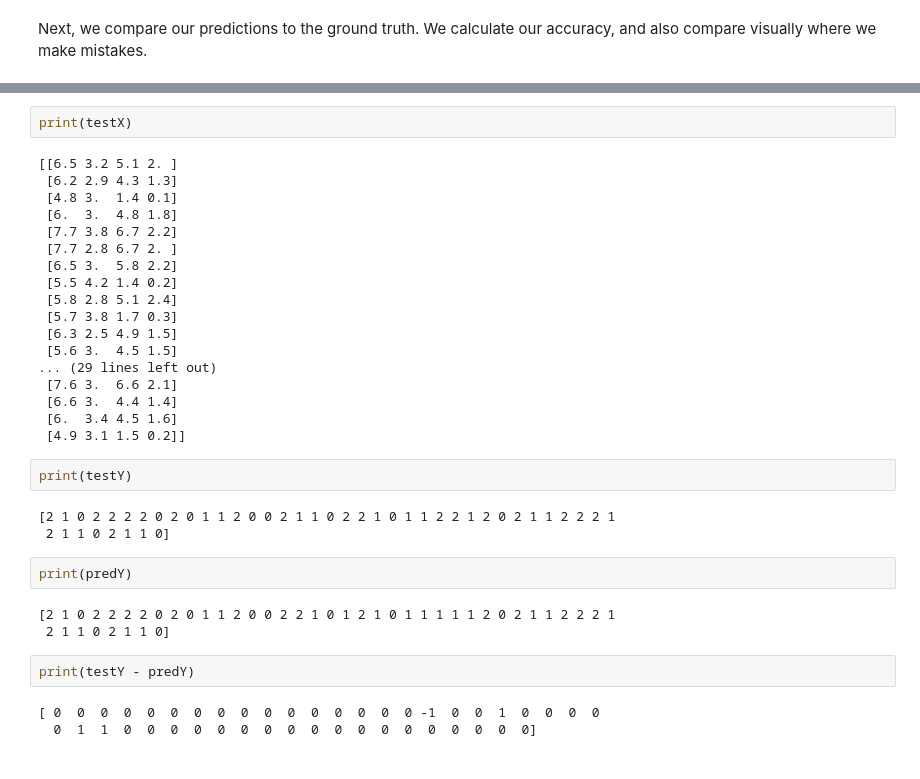
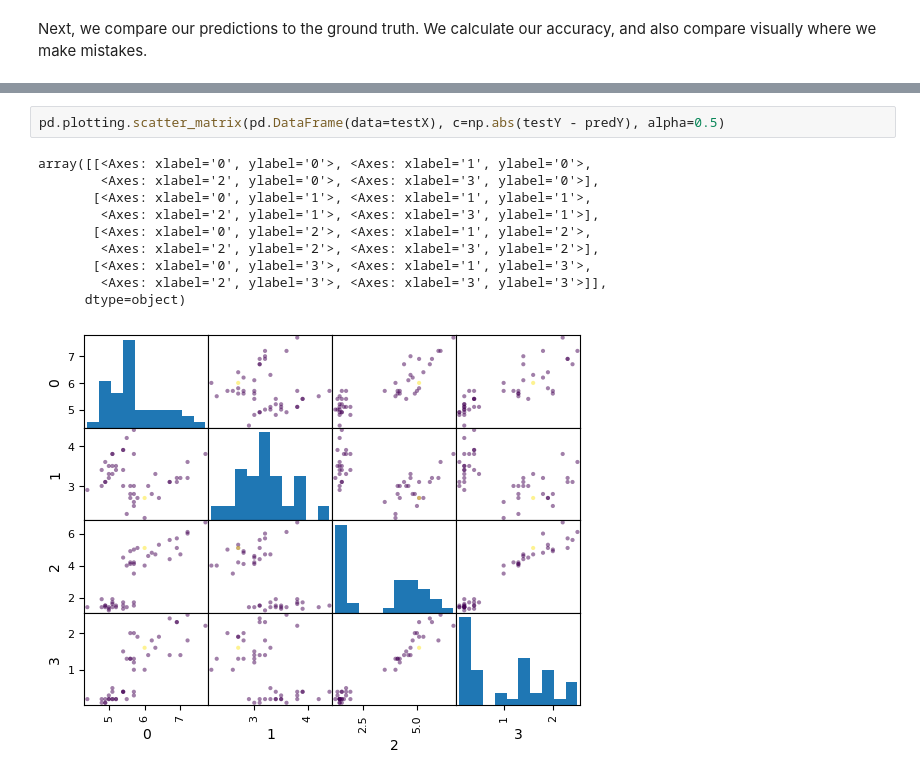
Before and after one commit to dylancashman/COSI-104A-S26-Lecture-Notes, a Jupyter notebook: Jan16-kNN-from-scratch.ipynb, the cells around one changed output, grey strips where cells are left out. Cells and saved outputs as stored; diff of their text form.

```diff
--- a/Jan16-kNN-from-scratch.ipynb
+++ b/Jan16-kNN-from-scratch.ipynb
@@ -134,35 +135,13 @@ array([[<Axes: xlabel='0', ylabel='0'>, <Axes: xlabel='1', ylabel='0'>,
-# %%
-print(testX)
-# %% [output]
-[[6.5 3.2 5.1 2. ]
- [6.2 2.9 4.3 1.3]
- [4.8 3.  1.4 0.1]
- [6.  3.  4.8 1.8]
- [7.7 3.8 6.7 2.2]
- [7.7 2.8 6.7 2. ]
- [6.5 3.  5.8 2.2]
- [5.5 4.2 1.4 0.2]
- [5.8 2.8 5.1 2.4]
- [5.7 3.8 1.7 0.3]
- [6.3 2.5 4.9 1.5]
- [5.6 3.  4.5 1.5]
-... (29 lines left out)
- [7.6 3.  6.6 2.1]
- [6.6 3.  4.4 1.4]
- [6.  3.4 4.5 1.6]
- [4.9 3.1 1.5 0.2]]
-# %%
-print(testY)
-# %% [output]
-[2 1 0 2 2 2 2 0 2 0 1 1 2 0 0 2 1 1 0 2 2 1 0 1 1 2 2 1 2 0 2 1 1 2 2 2 1
- 2 1 1 0 2 1 1 0]
-# %%
-print(predY)
-# %% [output]
-[2 1 0 2 2 2 2 0 2 0 1 1 2 0 0 2 2 1 0 1 2 1 0 1 1 1 1 1 2 0 2 1 1 2 2 2 1
- 2 1 1 0 2 1 1 0]
-# %%
-print(testY - predY)
-# %% [output]
-[ 0  0  0  0  0  0  0  0  0  0  0  0  0  0  0  0 -1  0  0  1  0  0  0  0
-  0  1  1  0  0  0  0  0  0  0  0  0  0  0  0  0  0  0  0  0  0]
+# %%
+pd.plotting.scatter_matrix(pd.DataFrame(data=testX), c=np.abs(testY - predY), alpha=0.5)
+# %% [output]
+array([[<Axes: xlabel='0', ylabel='0'>, <Axes: xlabel='1', ylabel='0'>,
+        <Axes: xlabel='2', ylabel='0'>, <Axes: xlabel='3', ylabel='0'>],
+       [<Axes: xlabel='0', ylabel='1'>, <Axes: xlabel='1', ylabel='1'>,
+        <Axes: xlabel='2', ylabel='1'>, <Axes: xlabel='3', ylabel='1'>],
+       [<Axes: xlabel='0', ylabel='2'>, <Axes: xlabel='1', ylabel='2'>,
+        <Axes: xlabel='2', ylabel='2'>, <Axes: xlabel='3', ylabel='2'>],
+       [<Axes: xlabel='0', ylabel='3'>, <Axes: xlabel='1', ylabel='3'>,
+        <Axes: xlabel='2', ylabel='3'>, <Axes: xlabel='3', ylabel='3'>]],
+      dtype=object)
+[figure, added]
```
Also changed, not shown: parts of 10 cells of this notebook.
